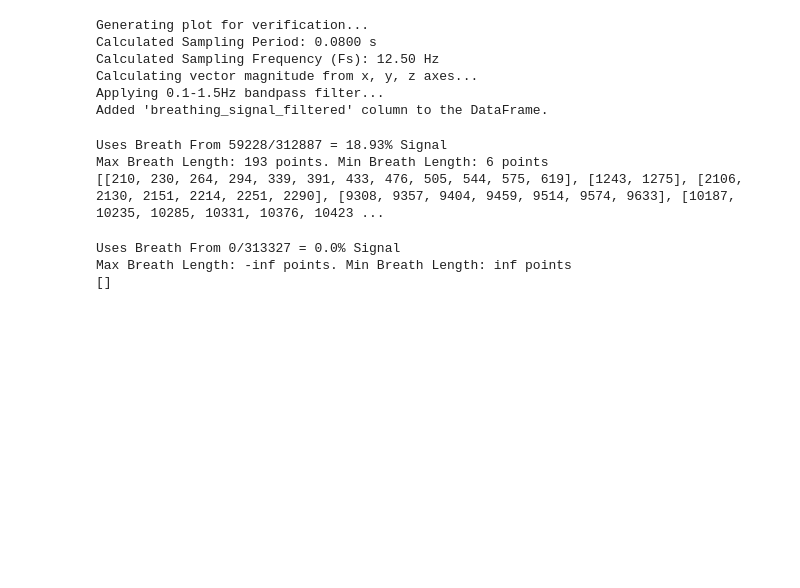
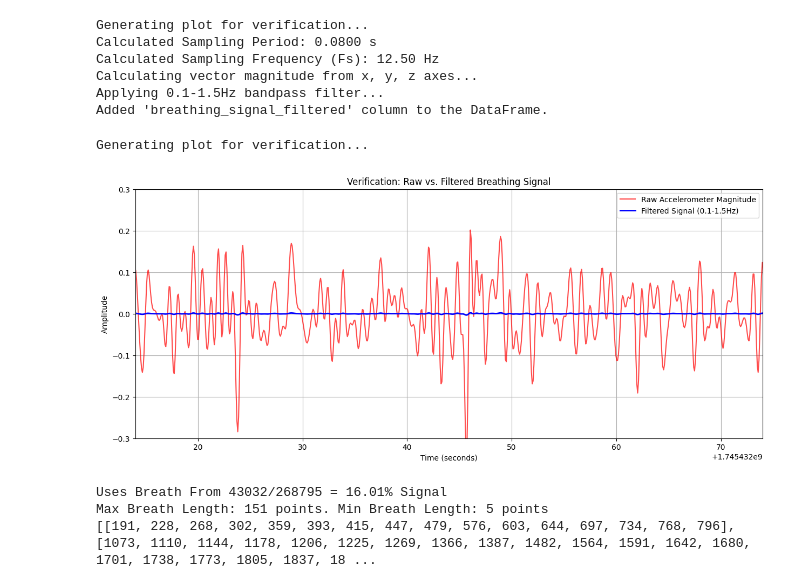
Before and after one commit to harshkheskani/DysfunctionalBreathingCharacterisation, a Jupyter notebook: notebooks/preprocessing.ipynb, the cells around one changed output. Saved outputs shown, nothing was run; the diff lists cells and outputs as text; code cells hidden in the pictures; blank space fills up the shorter version.

```diff
--- a/notebooks/preprocessing.ipynb
+++ b/notebooks/preprocessing.ipynb
@@ -13,9 +13,9 @@ from breaths import *
 # Data Cleaning
 # 1. Noise removal:- dual-threshold approach atm 0.1Hz - 1.5Hz
 
-RESPECK_FILE = '../../data/bishkek_csr/03_train_ready/respeck/25-04-2025_respeck.csv'
-PSG_FILE = '../../data/bishkek_csr/03_train_ready/nasal_files/25-04-2025_nasal.csv'
-LABELS_FILE = '../../data/bishkek_csr/03_train_ready/event_exports/25-04-2025_event_export.csv'
+RESPECK_FILE = '../../data/bishkek_csr/03_train_ready/respeck/24-04-2025_respeck.csv'
+PSG_FILE = '../../data/bishkek_csr/03_train_ready/nasal_files/24-04-2025_nasal.csv'
+LABELS_FILE = '../../data/bishkek_csr/03_train_ready/event_exports/24-04-2025_event_export.csv'
 
 # --- Load Data ---
 print("Loading data...")
@@ -228,53 +232,46 @@ Calculating vector magnitude from x, y, z axes...
 Applying 0.1-1.5Hz bandpass filter...
 Added 'breathing_signal_filtered' column to the DataFrame.
 # %%
-# print("Generating plot for verification...")
+print("Generating plot for verification...")
 
-# # Choose a 60-second segment to visualize
-# # We'll plot from 10 minutes (600s) to 11 minutes (660s) into the recording
-# start_time_plot = respeck_df['time_seconds'].iloc[0] + 600
-# end_time_plot = start_time_plot + 60
+# Choose a 60-second segment to visualize
+# We'll plot from 10 minutes (600s) to 11 minutes (660s) into the recording
+start_time_plot = respeck_df['time_seconds'].iloc[0] + 600
+end_time_plot = start_time_plot + 60
 
-# plt.figure(figsize=(15, 6))
+plt.figure(figsize=(15, 6))
 
-# #Use the 'time_seconds' column directly for the x-axis
-# plt.plot(respeck_df['time_seconds'],
-#          respeck_df['breathingSignal'],
-#          label='Raw Accelerometer Magnitude',
-#          color='red',
-#          alpha=0.7)
+#Use the 'time_seconds' column directly for the x-axis
+plt.plot(respeck_df['time_seconds'],
+         respeck_df['breathingSignal'],
+         label='Raw Accelerometer Magnitude',
+         color='red',
+         alpha=0.7)
 
-# plt.plot(respeck_df['time_seconds'],
-#          respeck_df['breathing_signal_filtered'],
-#          label=f'Filtered Signal ({LOWCUT}-{HIGHCUT}Hz)',
-#          color='blue',
-#          linewidth=2)
+plt.plot(respeck_df['time_seconds'],
+         respeck_df['breathing_signal_filtered'],
+         label=f'Filtered Signal ({LOWCUT}-{HIGHCUT}Hz)',
+         color='blue',
+         linewidth=2)
 
-# # Set the plot limits to our desired time window
-# plt.xlim(start_time_plot, end_time_plot)
-# plt.ylim(-0.3,0.3)
-# plt.title('Verification: Raw vs. Filtered Breathing Signal')
-# plt.xlabel('Time (seconds)')
-# plt.ylabel('Amplitude')
-# plt.legend()
-# plt.grid(True)
-# plt.show()
+# Set the plot limits to our desired time window
+plt.xlim(start_time_plot, end_time_plot)
+plt.ylim(-0.3,0.3)
+plt.title('Verification: Raw vs. Filtered Breathing Signal')
+plt.xlabel('Time (seconds)')
+plt.ylabel('Amplitude')
+plt.legend()
+plt.grid(True)
+plt.show()
+# %% [output]
+Generating plot for verification...
+[figure, added]
 # %%
-
-respeck_df = respeck_df.reset_index()
 print(getBreaths(respeck_df))
 # %% [output]
-Uses Breath From 59228/312887 = 18.93% Signal
-Max Breath Length: 193 points. Min Breath Length: 6 points
-[[210, 230, 264, 294, 339, 391, 433, 476, 505, 544, 575, 619], [1243, 1275], [2106, 2130, 2151, 2214, 2251, 2290], [9308, 9357, 9404, 9459, 9514, 9574, 9633], [10187, 10235, 10285, 10331, 10376, 10423 ...
+Uses Breath From 43032/268795 = 16.01% Signal
+Max Breath Length: 151 points. Min Breath Length: 5 points
+[[191, 228, 268, 302, 359, 393, 415, 447, 479, 576, 603, 644, 697, 734, 768, 796], [1073, 1110, 1144, 1178, 1206, 1225, 1269, 1366, 1387, 1482, 1564, 1591, 1642, 1680, 1701, 1738, 1773, 1805, 1837, 18 ...
-# %%
-respeck_df['breathingSignal'] = respeck_df['breathing_signal_filtered']
-
-print(getBreaths(respeck_df))
-# %% [output]
-Uses Breath From 0/313327 = 0.0% Signal
-Max Breath Length: -inf points. Min Breath Length: inf points
-[]
 # %%
 # Extract Features
 breath_features = extractFeatures(respeck_df)
```
Also changed, not shown: parts of 3 cells of this notebook, 9 other files.
